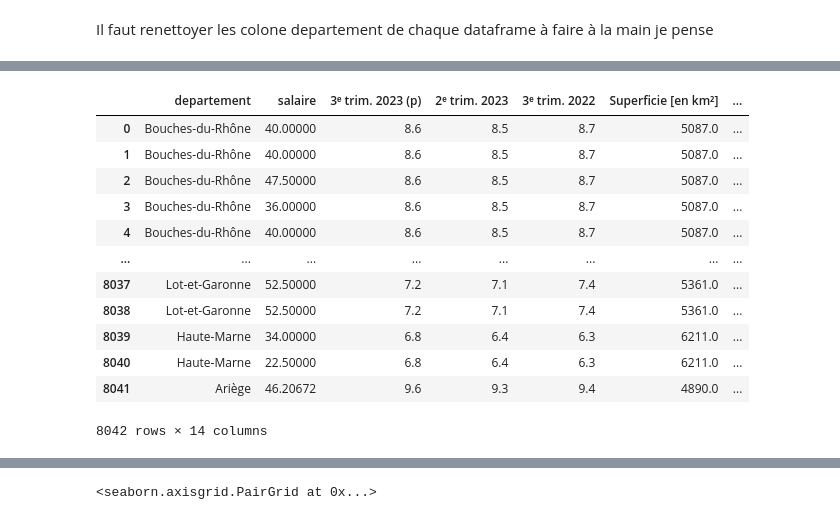
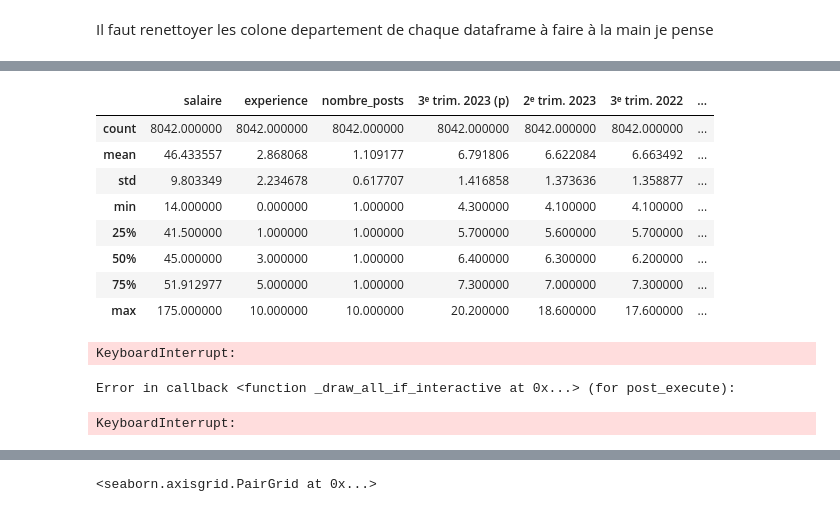
Before and after one commit to Racha1004/DALAS_projet, a Jupyter notebook: 2_EDA.ipynb, the cells around one changed output, grey strips where cells are left out. Drawn from its saved outputs; the diff is of its cells as text; code cells hidden in the pictures.

```diff
--- a/2_EDA.ipynb
+++ b/2_EDA.ipynb
@@ -624,16 +633,23 @@ df_merged
-# %%
-df_merged
-# %% [output]
-|  | departement | salaire | 3ᵉ trim. 2023 (p) | 2ᵉ trim. 2023 | 3ᵉ trim. 2022 | Superficie [en km²] | ... |
-| 0 | Bouches-du-Rhône | 40.00000 | 8.6 | 8.5 | 8.7 | 5087.0 | ... |
-| 1 | Bouches-du-Rhône | 40.00000 | 8.6 | 8.5 | 8.7 | 5087.0 | ... |
-| 2 | Bouches-du-Rhône | 47.50000 | 8.6 | 8.5 | 8.7 | 5087.0 | ... |
-| 3 | Bouches-du-Rhône | 36.00000 | 8.6 | 8.5 | 8.7 | 5087.0 | ... |
-| 4 | Bouches-du-Rhône | 40.00000 | 8.6 | 8.5 | 8.7 | 5087.0 | ... |
-| ... | ... | ... | ... | ... | ... | ... | ... |
-| 8037 | Lot-et-Garonne | 52.50000 | 7.2 | 7.1 | 7.4 | 5361.0 | ... |
-| 8038 | Lot-et-Garonne | 52.50000 | 7.2 | 7.1 | 7.4 | 5361.0 | ... |
-| 8039 | Haute-Marne | 34.00000 | 6.8 | 6.4 | 6.3 | 6211.0 | ... |
-| 8040 | Haute-Marne | 22.50000 | 6.8 | 6.4 | 6.3 | 6211.0 | ... |
-| 8041 | Ariège | 46.20672 | 9.6 | 9.3 | 9.4 | 4890.0 | ... |
-8042 rows × 14 columns
+# %%
+
+df_merged.describe()
+# %% [output]
+|  | salaire | experience | nombre_posts | 3ᵉ trim. 2023 (p) | 2ᵉ trim. 2023 | 3ᵉ trim. 2022 | ... |
+| count | 8042.000000 | 8042.000000 | 8042.000000 | 8042.000000 | 8042.000000 | 8042.000000 | ... |
+| mean | 46.433557 | 2.868068 | 1.109177 | 6.791806 | 6.622084 | 6.663492 | ... |
+| std | 9.803349 | 2.234678 | 0.617707 | 1.416858 | 1.373636 | 1.358877 | ... |
+| min | 14.000000 | 0.000000 | 1.000000 | 4.300000 | 4.100000 | 4.100000 | ... |
+| 25% | 41.500000 | 1.000000 | 1.000000 | 5.700000 | 5.600000 | 5.700000 | ... |
+| 50% | 45.000000 | 3.000000 | 1.000000 | 6.400000 | 6.300000 | 6.200000 | ... |
+| 75% | 51.912977 | 5.000000 | 1.000000 | 7.300000 | 7.000000 | 7.300000 | ... |
+| max | 175.000000 | 10.000000 | 10.000000 | 20.200000 | 18.600000 | 17.600000 | ... |
+# %%
+sns . pairplot ( df_merged )
+g = sns . PairGrid ( df_merged ) # more flexible
+g . map_upper ( sns . histplot )
+g . map_lower ( sns . kdeplot , fill = True )
+g . map_diag ( sns . histplot , kde = True )
+# %% [output]
+KeyboardInterrupt:
+Error in callback <function _draw_all_if_interactive at 0x...> (for post_execute):
+KeyboardInterrupt:
```
Also changed, not shown: parts of 12 cells of this notebook.
